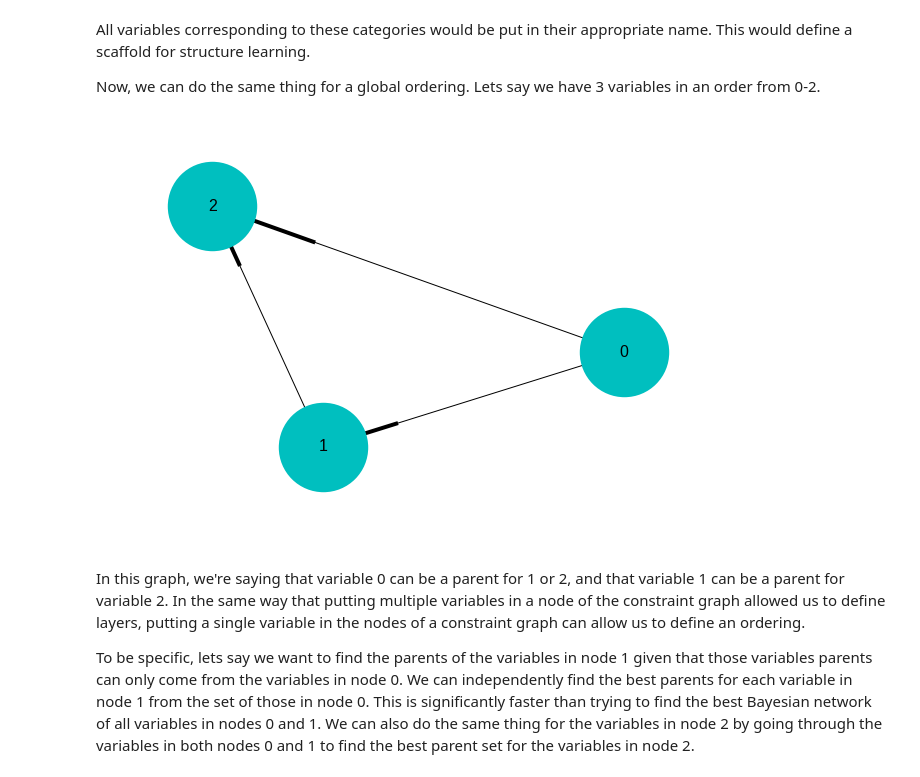
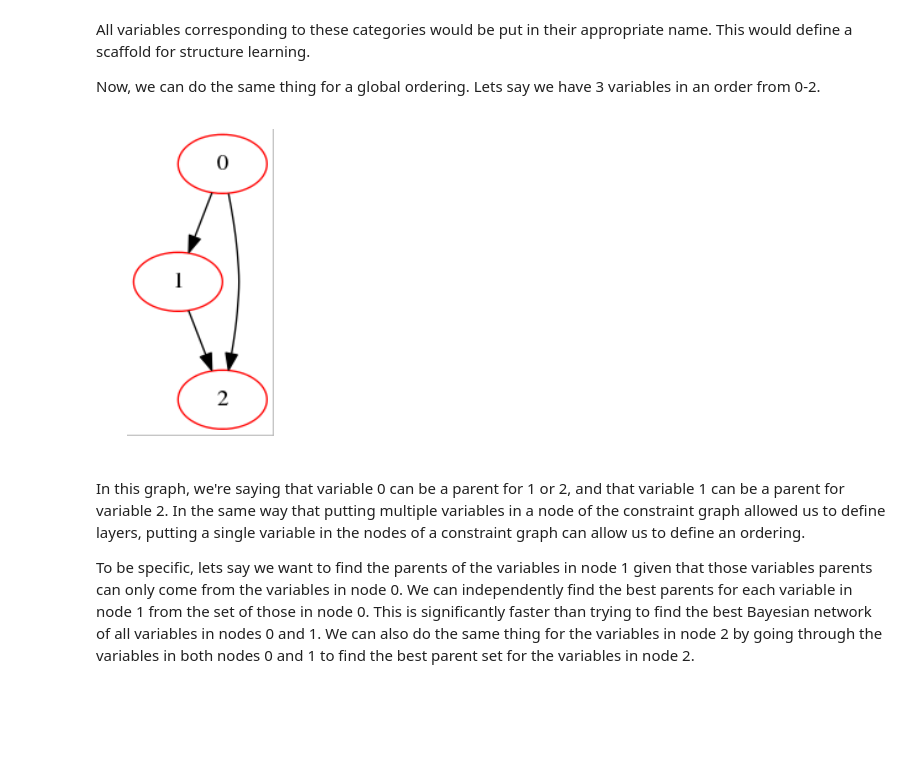
Before and after one commit to jmschrei/pomegranate, a Jupyter notebook: tutorials/Tutorial_4b_Bayesian_Network_Structure_Learning.ipynb, the cells around one changed output. Drawn from its saved outputs; the diff is of its cells as text; code cells hidden in the pictures; blank space fills up the shorter version.

```diff
--- a/tutorials/Tutorial_4b_Bayesian_Network_Structure_Learning.ipynb
+++ b/tutorials/Tutorial_4b_Bayesian_Network_Structure_Learning.ipynb
@@ -259,11 +346,11 @@ Now, we can do the same thing for a global ordering. Lets say we have 3 variable
 # %%
 constraints = networkx.DiGraph()
 constraints.add_edge(0, 1)
 constraints.add_edge(1, 2)
 constraints.add_edge(0, 2)
-networkx.draw(constraints, node_color='c', node_size=8000, with_labels=True, font_size=16, linewidths=0)
+plot_networkx(constraints)
 # %% [output]
-[figure, old version]
+[figure, new version]
 # %% [markdown]
 In this graph, we're saying that variable 0 can be a parent for 1 or 2, and that variable 1 can be a parent for variable 2. In the same way that putting multiple variables in a node of the constraint graph allowed us to define layers, putting a single variable in the nodes of a constraint graph can allow us to define an ordering.
 
```
Also changed, not shown: parts of 28 cells of this notebook, 3 other files.
